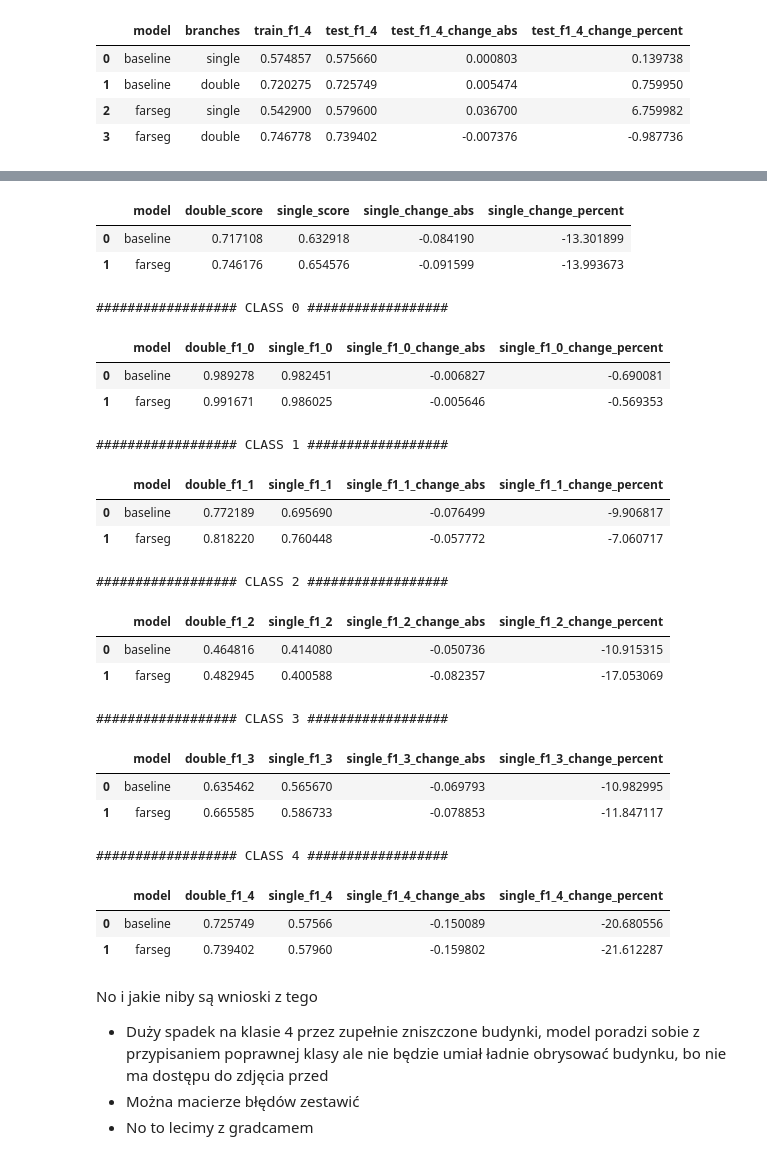
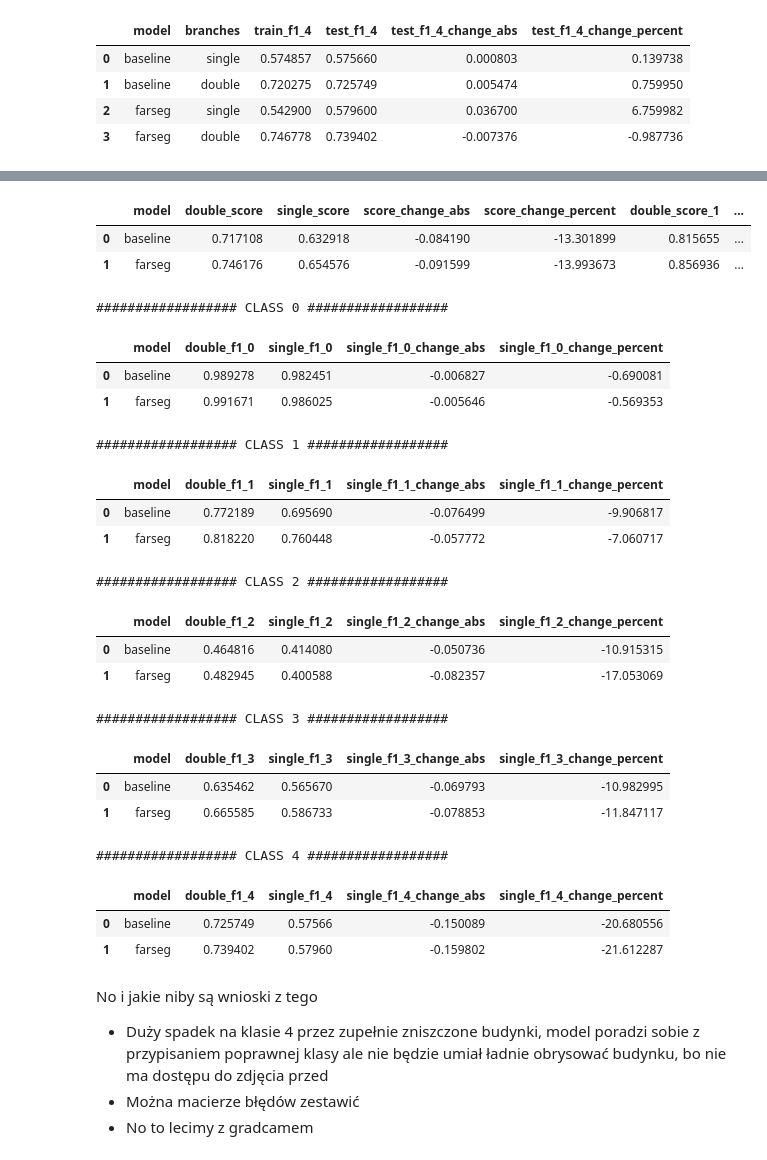
Before and after one commit to SNURTEL/building-damage-assessment, a Jupyter notebook: notebooks/results_single_double.ipynb, the cells around one changed output, grey strips where cells are left out. Drawn from its saved outputs; the diff is of its cells as text; code cells hidden in the pictures.

```diff
--- a/notebooks/results_single_double.ipynb
+++ b/notebooks/results_single_double.ipynb
@@ -159,37 +159,46 @@ df3
 | farseg | t_farseg_single | 0.654576 | 0.768670 | 0.605679 | 0.986025 | 0.760448 | ... |
 | dahitra | NaN | NaN | NaN | NaN | NaN | NaN | ... |
 # %%
+
 df4 = df3.reset_index()
 query = f"""
 SELECT
     model,
     double_challenge_score "double_score",
     single_challenge_score "single_score",
-    single_challenge_score - double_challenge_score "single_change_abs",
-    (single_challenge_score - double_challenge_score) * 100 / single_challenge_score "single_change_percent"
+    single_challenge_score - double_challenge_score "score_change_abs",
+    (single_challenge_score - double_challenge_score) * 100 / single_challenge_score "score_change_percent",
+    double_f1_loc "double_score",
+    single_f1_loc "single_score",
+    single_f1_loc - double_f1_loc "f1_loc_change_abs",
+    (single_f1_loc - double_f1_loc) * 100 / single_f1_loc "f1_loc_change_percent",
 FROM df4
 WHERE model NOT LIKE 'dahitra'
 ORDER BY model
 """
-display(HTML(duckdb.query(query).df().to_html()))
+res_global = duckdb.query(query).df()
+display(HTML(res_global.to_html()))
+
+class_res = []
 for i in range(5):
     query = f"""
     SELECT
         model,
         double_f1_{i},
         single_f1_{i},
         single_f1_{i} - double_f1_{i} "single_f1_{i}_change_abs",
         (single_f1_{i} - double_f1_{i}) * 100 / double_f1_{i} "single_f1_{i}_change_percent"
     FROM df4
     WHERE model NOT LIKE 'dahitra'
     ORDER BY model
     """
+    class_res.append(duckdb.query(query).df())
     print(f"################## CLASS {i} ##################")
-    display(HTML(duckdb.query(query).df().to_html()))
+    display(HTML(class_res[i].to_html()))
 # %% [output]
-|  | model | double_score | single_score | single_change_abs | single_change_percent |
-| 0 | baseline | 0.717108 | 0.632918 | -0.084190 | -13.301899 |
-| 1 | farseg | 0.746176 | 0.654576 | -0.091599 | -13.993673 |
+|  | model | double_score | single_score | score_change_abs | score_change_percent | double_score_1 | ... |
+| 0 | baseline | 0.717108 | 0.632918 | -0.084190 | -13.301899 | 0.815655 | ... |
+| 1 | farseg | 0.746176 | 0.654576 | -0.091599 | -13.993673 | 0.856936 | ... |
 ################## CLASS 0 ##################
 |  | model | double_f1_0 | single_f1_0 | single_f1_0_change_abs | single_f1_0_change_percent |
 | 0 | baseline | 0.989278 | 0.982451 | -0.006827 | -0.690081 |
```
Also changed, not shown: parts of 3 cells of this notebook, 34 other files.
